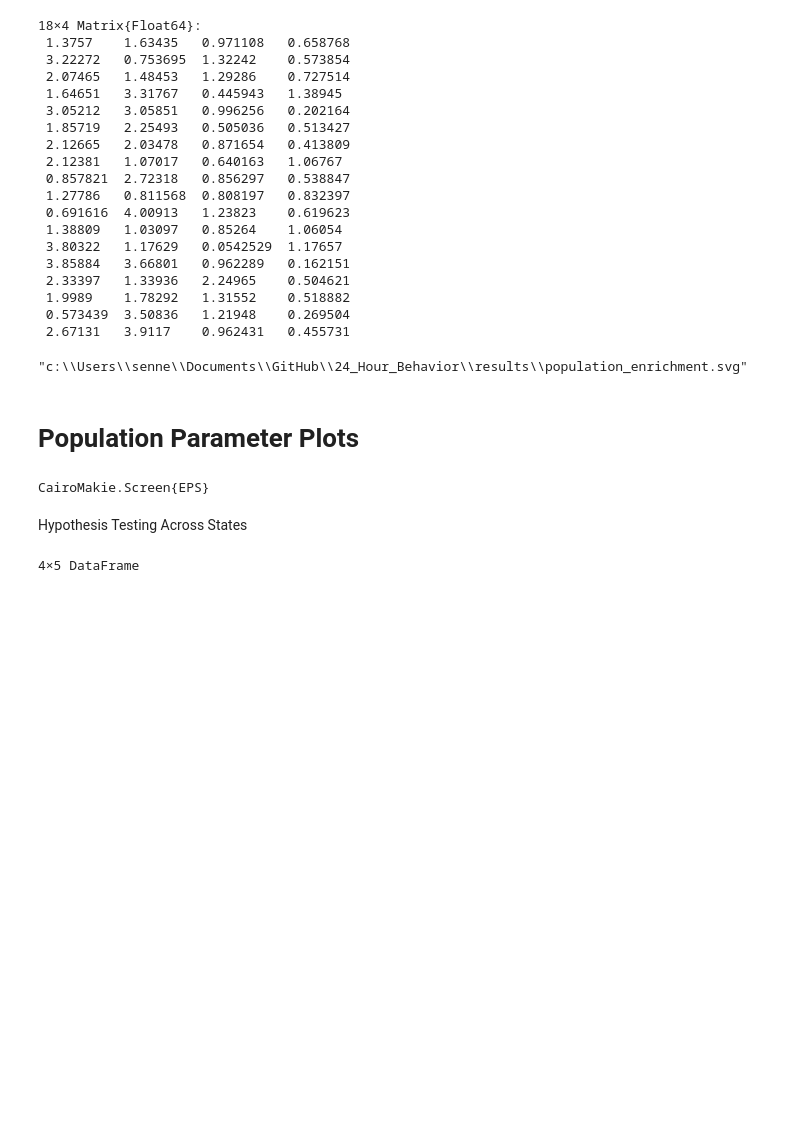
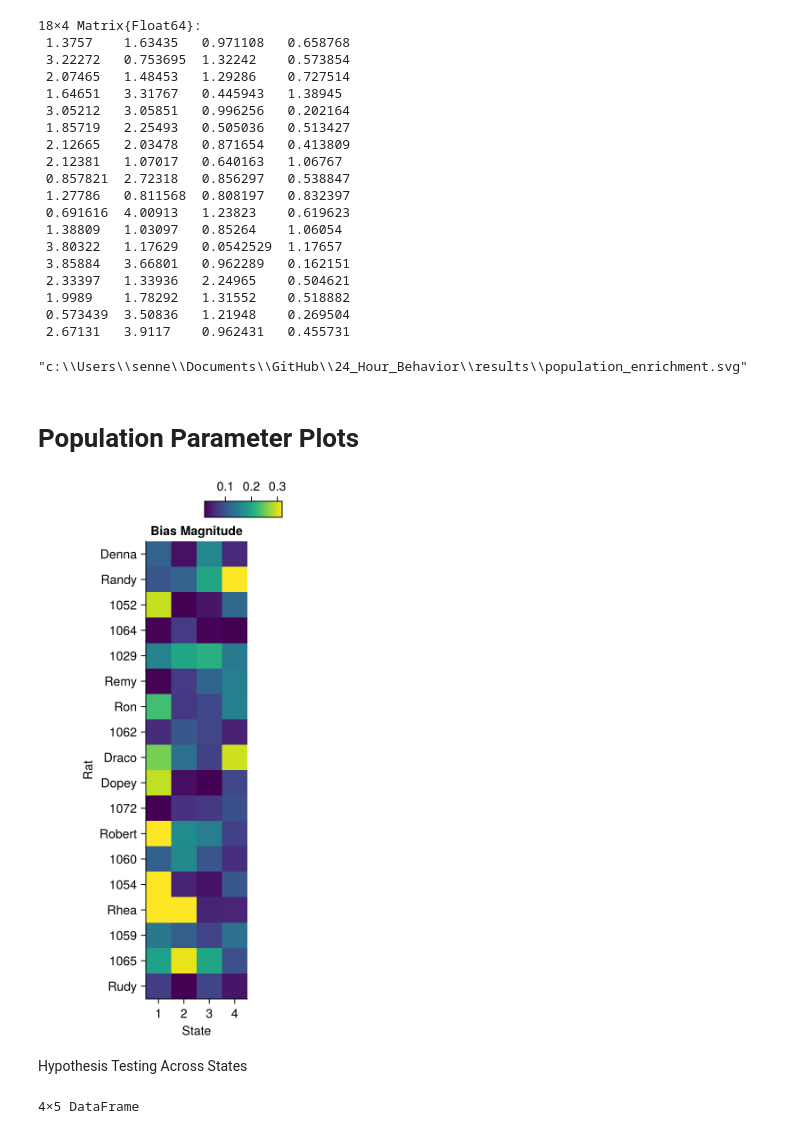
Before and after one commit to depasquale-lab/24_Hour_Behavior, a Jupyter notebook: notebooks/PopulationDDMHMM.ipynb, the cells around one changed output. Saved outputs shown, nothing was run; the diff lists cells and outputs as text; code cells hidden in the pictures; blank space fills up the shorter version.

```diff
--- a/notebooks/PopulationDDMHMM.ipynb
+++ b/notebooks/PopulationDDMHMM.ipynb
@@ -1042,40 +1038,40 @@ function param_heatmap_pretty_makie(df::DataFrame, param::Symbol;
         colorrange=cl,
         nan_color=(:gray90, 1.0),
     )
 
     # Match your old yflip=true (rat #1 at top)
     CairoMakie.ylims!(ax, nrows + 0.5, 0.5)
     CairoMakie.xlims!(ax, 0.5, ncols + 0.5)
 
     cbgrid = GridLayout(fig[1, 1])              # a nested grid above the axis
     cb = Colorbar(cbgrid[1, 2], hm; vertical=false)
 
     cb.height = 18
     rowgap!(fig.layout, 6)
 
     # Keep figure layout sane
     rowsize!(fig.layout, 1, Auto(28))
     rowsize!(fig.layout, 2, Relative(1))
     colsize!(fig.layout, 1, Relative(1))
 
     return fig
 end
 
 
 rats_order = rats_order_from_param(ddm_params_df, :v; rat=:rat, state=:state,
                                    order_rows_by=:mean, order_rows_rev=true)
 
 fig_v   = param_heatmap_pretty_makie(ddm_params_df, :v;   title="v (drift)", rats_order=rats_order, cell_px=26)
 fig_tau = param_heatmap_pretty_makie(ddm_params_df, :tau; title="τ",       rats_order=rats_order, cell_px=26)
-fig_a0  = param_heatmap_pretty_makie(ddm_params_df, :a0;  title="a₀",        rats_order=rats_order, cell_px=26)
-fig_B   = param_heatmap_pretty_makie(ddm_params_df, :B;   title="B",         rats_order=rats_order, cell_px=26)
+fig_bias_mag  = param_heatmap_pretty_makie(ddm_params_df, :bias_mag;  title="Bias Magnitude",        rats_order=rats_order, cell_px=26)
+# fig_B   = param_heatmap_pretty_makie(ddm_params_df, :B;   title="B",         rats_order=rats_order, cell_px=26)
 
-save("../results/population_v_sat.eps", fig_v)
-save("../results/population_tau_sat.eps", fig_tau)
-save("../results/population_a0_sat.eps", fig_a0)
-save("../results/population_B_sat.eps", fig_B)
+# save("../results/population_v_sat.eps", fig_v)
+# save("../results/population_tau_sat.eps", fig_tau)
+# save("../results/population_bias_mag_sat.eps", fig_bias_mag)
+# save("../results/population_B_sat.eps", fig_B)
 # %% [output]
-CairoMakie.Screen{EPS}
+[figure, added]
 # %% [markdown]
 Hypothesis Testing Across States
 # %%
```
Also changed, not shown: parts of 5 cells of this notebook, 1 other file.
